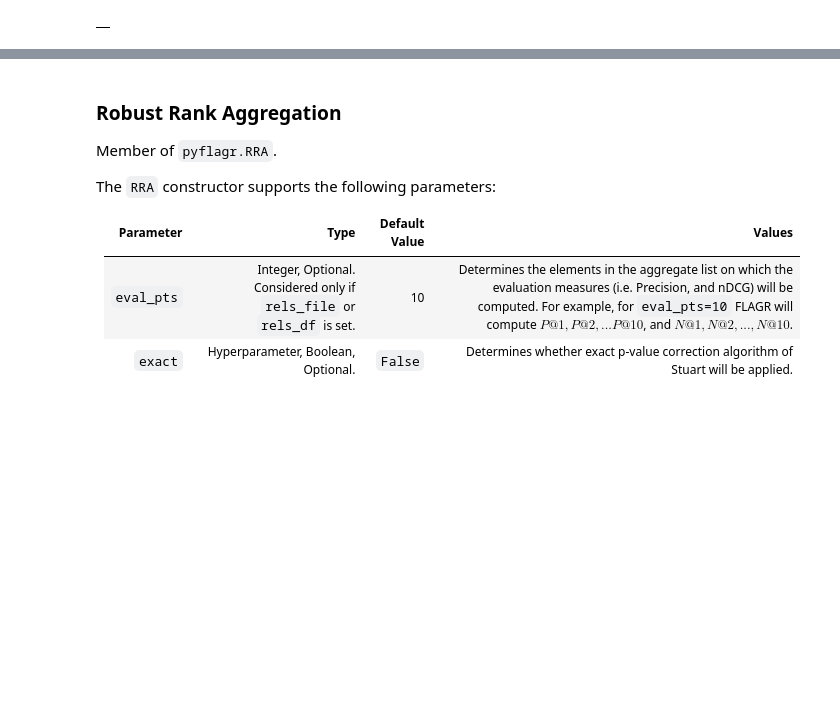
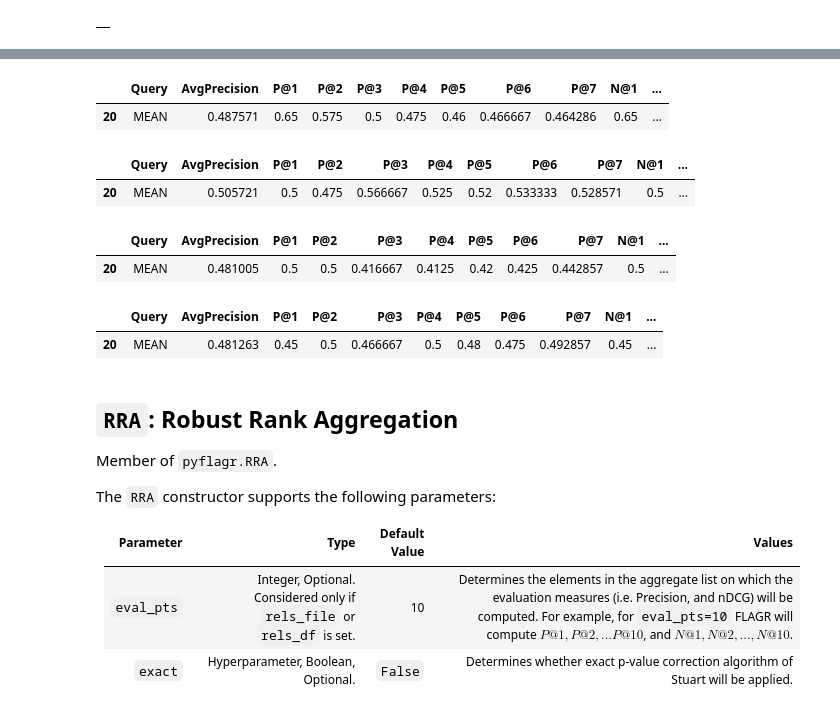
Before and after one commit to lakritidis/FLAGR, a Jupyter notebook: README.ipynb, the cells around one changed output, grey strips where cells are left out. Cells and saved outputs as stored; diff of their text form; code cells hidden in the pictures; blank space fills up the shorter version.

```diff
--- a/README.ipynb
+++ b/README.ipynb
@@ -297,5 +315,37 @@ df_eval.tail(1)
+# %%
+mch = MarkovChains.MC2(eval_pts=7, max_iterations=50)
+
+df_out, df_eval = mch.aggregate(input_file=lists, rels_file=qrels)
+df_eval.tail(1)
+# %% [output]
+|  | Query | AvgPrecision | P@1 | P@2 | P@3 | P@4 | P@5 | P@6 | P@7 | N@1 | ... |
+| 20 | MEAN | 0.487571 | 0.65 | 0.575 | 0.5 | 0.475 | 0.46 | 0.466667 | 0.464286 | 0.65 | ... |
+# %%
+mch = MarkovChains.MC3(eval_pts=7, max_iterations=50)
+
+df_out, df_eval = mch.aggregate(input_file=lists, rels_file=qrels)
+df_eval.tail(1)
+# %% [output]
+|  | Query | AvgPrecision | P@1 | P@2 | P@3 | P@4 | P@5 | P@6 | P@7 | N@1 | ... |
+| 20 | MEAN | 0.505721 | 0.5 | 0.475 | 0.566667 | 0.525 | 0.52 | 0.533333 | 0.528571 | 0.5 | ... |
+# %%
+mch = MarkovChains.MC4(eval_pts=7, max_iterations=50)
+
+df_out, df_eval = mch.aggregate(input_file=lists, rels_file=qrels)
+df_eval.tail(1)
+# %% [output]
+|  | Query | AvgPrecision | P@1 | P@2 | P@3 | P@4 | P@5 | P@6 | P@7 | N@1 | ... |
+| 20 | MEAN | 0.481005 | 0.5 | 0.5 | 0.416667 | 0.4125 | 0.42 | 0.425 | 0.442857 | 0.5 | ... |
+# %%
+mch = MarkovChains.MCT(eval_pts=7, max_iterations=50)
+
+df_out, df_eval = mch.aggregate(input_file=lists, rels_file=qrels)
+df_eval.tail(1)
+# %% [output]
+|  | Query | AvgPrecision | P@1 | P@2 | P@3 | P@4 | P@5 | P@6 | P@7 | N@1 | ... |
+| 20 | MEAN | 0.481263 | 0.45 | 0.5 | 0.466667 | 0.5 | 0.48 | 0.475 | 0.492857 | 0.45 | ... |
 # %% [markdown]
-### Robust Rank Aggregation
+## `RRA`: Robust Rank Aggregation
 
 Member of `pyflagr.RRA`.
 
```
Also changed, not shown: parts of 32 cells of this notebook, 2 other files.
